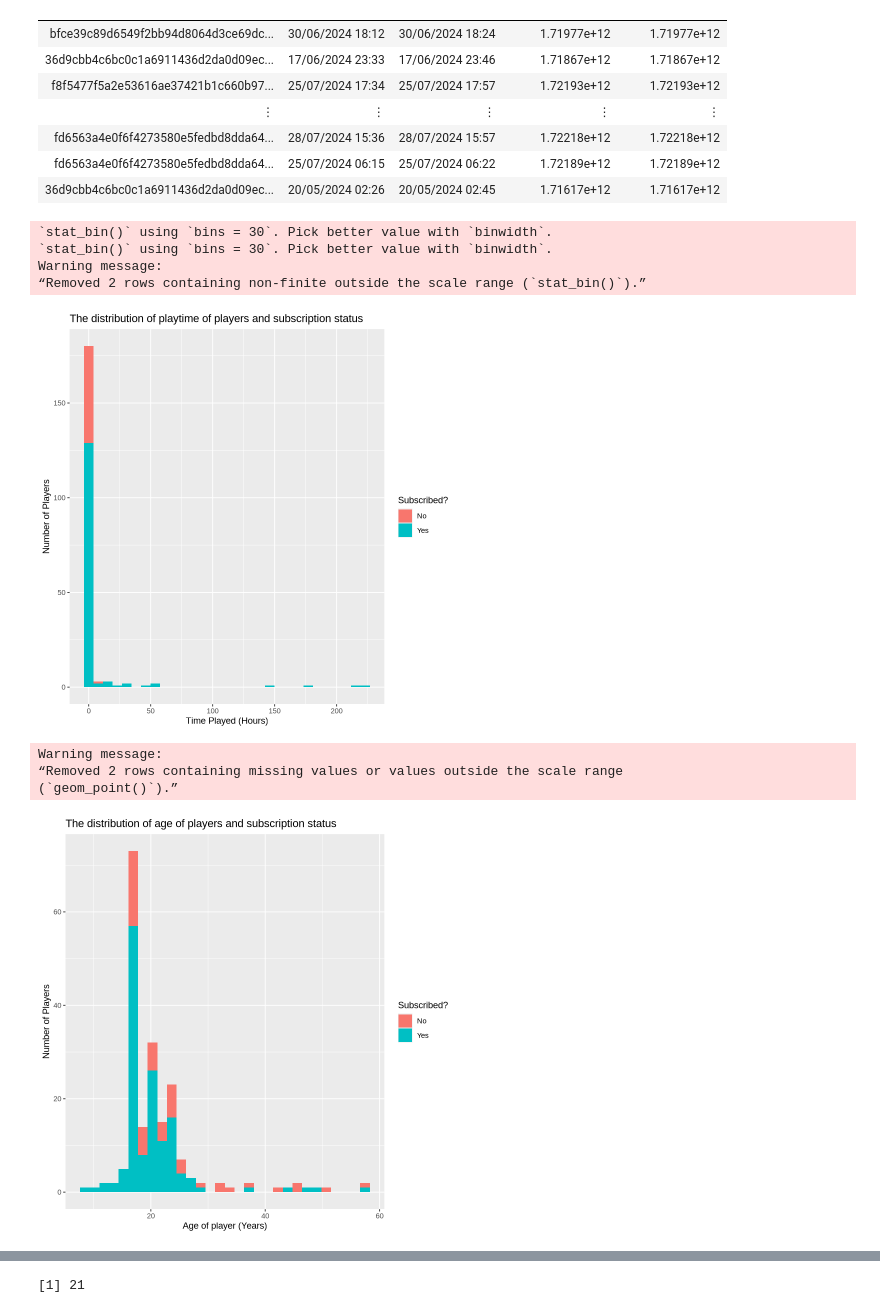
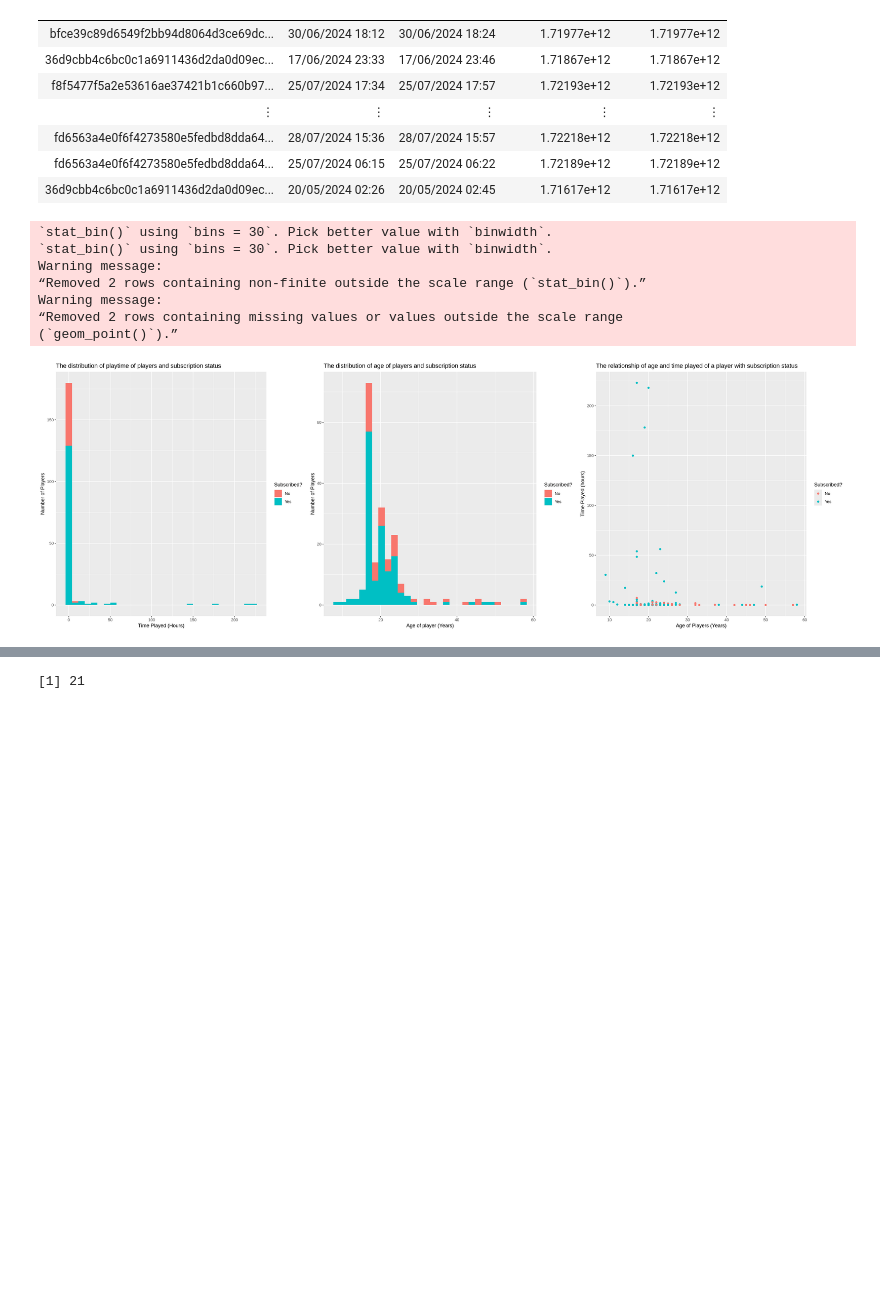
Before and after one commit to RadinAlikhani/DSCI-100-GROUP-PROJECT-REPOSITORY, a Jupyter notebook: Group Project .ipynb, the cells around one changed output, grey strips where cells are left out. Drawn from its saved outputs; the diff is of its cells as text; code cells hidden in the pictures; blank space fills up the shorter version.

Commit message:
Added some details in intro, changed plot view to make it look better

```diff
--- a/Group Project .ipynb
+++ b/Group Project .ipynb
@@ -136,31 +142,32 @@ A spec_tbl_df: 1535 × 5
 # %%
 played_time_plot<-players|>
     ggplot(aes(x=played_hours,fill=subscribe))+
     geom_histogram()+
     labs(x="Time Played (Hours)",y="Number of Players",fill="Subscribed?")+
     ggtitle("The distribution of playtime of players and subscription status")
-played_time_plot
+
 
 age_plot<-players|> #change this to a boxplot of age by subscription, or proportion of subscribers within age groups
     ggplot(aes(x=Age,fill=subscribe))+
     geom_histogram()+
     labs(x="Age of player (Years)",y="Number of Players",fill="Subscribed?")+
     ggtitle("The distribution of age of players and subscription status")
-age_plot
+
 
 age_and_time_plot<-players|>
     ggplot(aes(x=Age,y=played_hours,color=subscribe))+
     geom_point()+
     labs(x="Age of Players (Years)",y="Time Played (hours)",color="Subscribed?")+
     ggtitle("The relationship of age and time played of a player with subscription status")
-age_and_time_plot
+
+options(repr.plot.width=24,repr.plot.height=8)
+plot_grid(played_time_plot,age_plot,age_and_time_plot,ncol=3)
 # %% [output]
 `stat_bin()` using `bins = 30`. Pick better value with `binwidth`.
 `stat_bin()` using `bins = 30`. Pick better value with `binwidth`.
 Warning message:
 “Removed 2 rows containing non-finite outside the scale range (`stat_bin()`).”
+Warning message:
+“Removed 2 rows containing missing values or values outside the scale range
+(`geom_point()`).”
-[figure, old version]
+[figure, new version]
-Warning message:
-“Removed 2 rows containing missing values or values outside the scale range
-(`geom_point()`).”
-[figure, removed]
```
Also changed, not shown: parts of 9 cells of this notebook.
